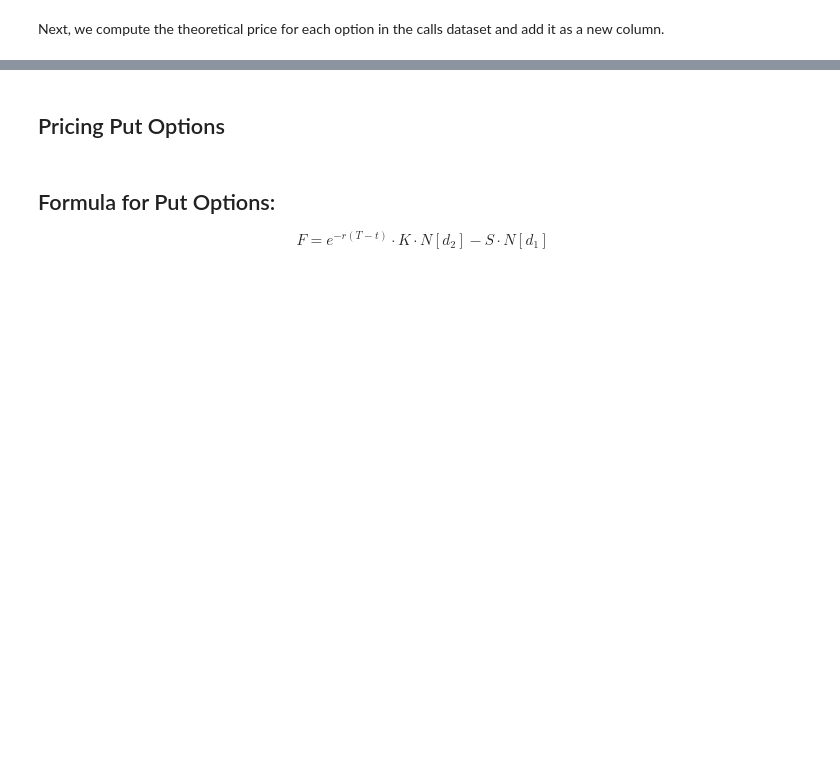
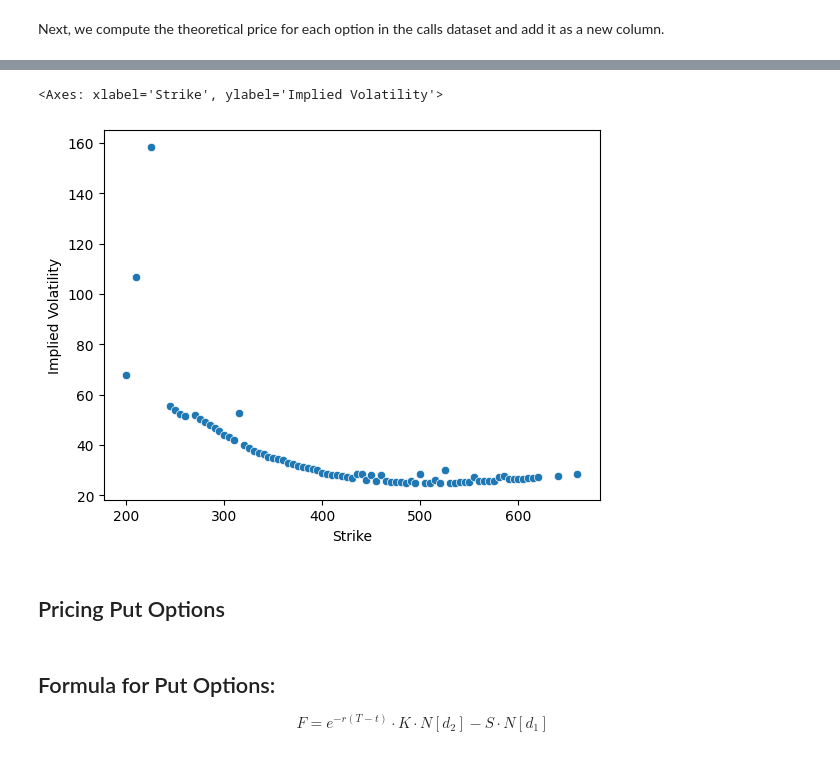
Before and after one commit to kasvinatirumal/wdrp_wi25, a Jupyter notebook: Call_and_Put_Option_Pricing.ipynb, the cells around one changed output, grey strips where cells are left out. Drawn from its saved outputs; the diff is of its cells as text; code cells hidden in the pictures; blank space fills up the shorter version.

```diff
--- a/Call_and_Put_Option_Pricing.ipynb
+++ b/Call_and_Put_Option_Pricing.ipynb
@@ -153,3 +152,8 @@ Text(0.5, 1.0, 'Scatterplot of Implied Volatility vs Theoretical Call Option Pri
+# %%
+sns.scatterplot(x="Strike", y="Implied Volatility", data=calls)
+# %% [output]
+<Axes: xlabel='Strike', ylabel='Implied Volatility'>
+[figure, added]
 # %% [markdown]
 ## Pricing Put Options
 # %%
```
Also changed, not shown: parts of 11 cells of this notebook.
